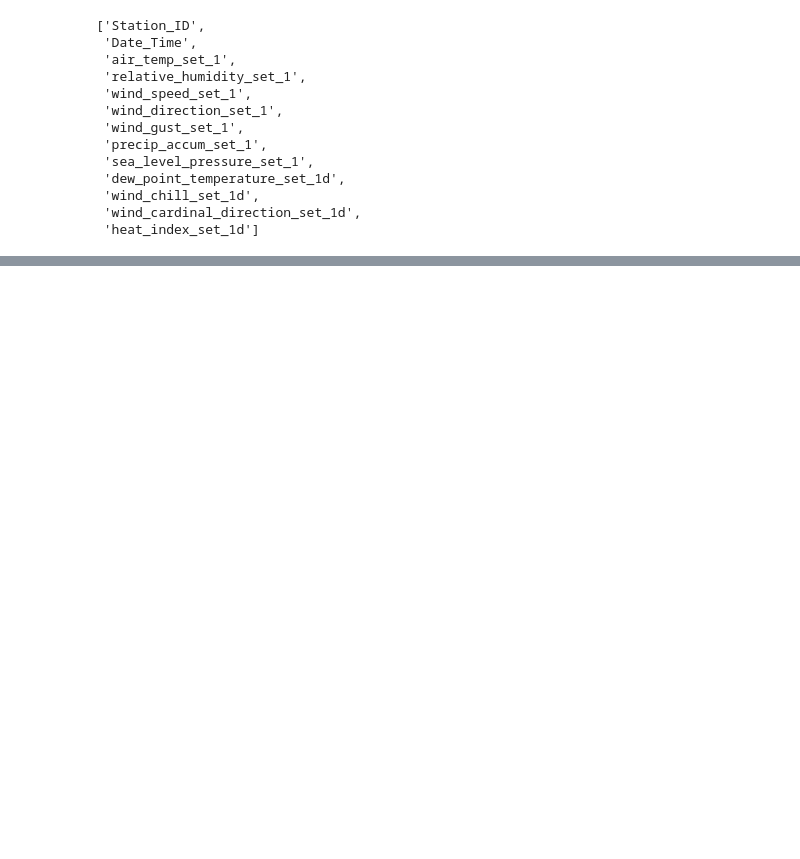
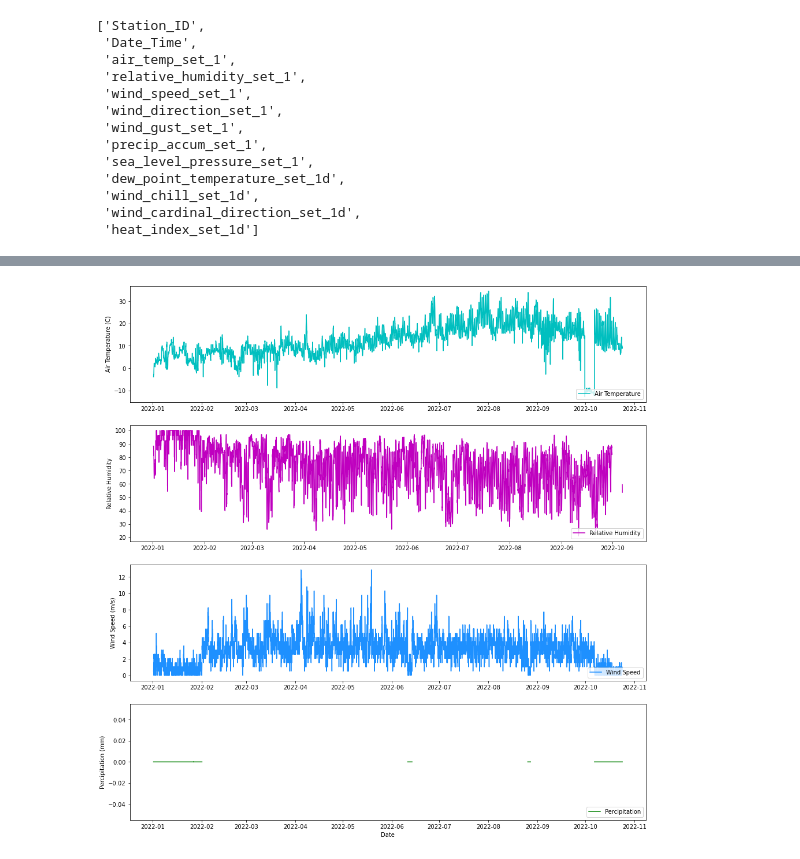
Before and after one commit to aworthyperson/CS4EVEN, a Jupyter notebook: UWASH Outdoor Data/Outdoor ATMSDATA.ipynb, the cells around one changed output, grey strips where cells are left out. Drawn from its saved outputs; the diff is of its cells as text; code cells hidden in the pictures; blank space fills up the shorter version.

```diff
--- a/UWASH Outdoor Data/Outdoor ATMSDATA.ipynb
+++ b/UWASH Outdoor Data/Outdoor ATMSDATA.ipynb
@@ -108,0 +117,65 @@ ax.set_ylabel("Hourly Outdoor Temperature (C)",color='k',fontsize=14);
+# %%
+fig, (ax1, ax2, ax3, ax4) = plt.subplots(nrows=4, ncols=1, figsize=(16,17))
+
+x1 = UWASH['Date_Time']
+y1 = UWASH['air_temp_set_1']
+
+ax1.plot(x1, y1, label = "Air Temperature", color='c', markerfacecolor='white')
+
+
+
+#Axis Labels
+ax1.set_ylabel('Air Temperature (C)')
+
+
+x2 = UWASH['Date_Time']
+y2 = UWASH['relative_humidity_set_1']
+
+ax2.plot(x2, y2, label = "Relative Humidity", color='m',  markerfacecolor='white')
+
+#Axis Labels
+ax2.set_ylabel('Relative Humidity')
+#ax2.set_title('Monthy Mean Air Temperature at Pirbadet')
+
+
+x3 = UWASH['Date_Time']
+y3 = UWASH['wind_speed_set_1']
+
+ax3.plot(x3, y3, label = "Wind Speed", color='dodgerblue', markerfacecolor='white')
+
+
+#Axis Labels
+ax3.set_ylabel('Wind Speed (m/s)')
+#ax3.set_xlabel('Date')
+#ax3.set_title('Monthy Degre Day at Pirbadet')
+# show a legend on the plot
+
+ax2.legend(loc='lower right')
+
+
+
+ax1.legend(loc='lower right')
+ax3.legend(loc='lower right')
+
+
+x4 = UWASH['Date_Time']
+y4 = UWASH['precip_accum_set_1']
+
+ax4.plot(x4, y4, label = "Percipitation", color='g',  markerfacecolor='white')
+#axs.set_xlim(pd.Timestamp('2007-12-01 00:00'), pd.Timestamp('2022-05-01 00:00'))
+#ax4.set_xlim(pd.Timestamp('2014-11-01 00:00'), pd.Timestamp('2022-05-01 00:00'))
+
+
+#Axis Labels
+ax4.set_ylabel('Percipitation (mm)')
+ax4.set_xlabel('Date')
+
+
+# show a legend on the plot
+
+ax4.legend(loc='lower right')
+
+# Display a figure.
+plt.show()
+# %% [output]
+[figure, added]
```
Also changed, not shown: parts of 4 cells of this notebook, 1 other file.
